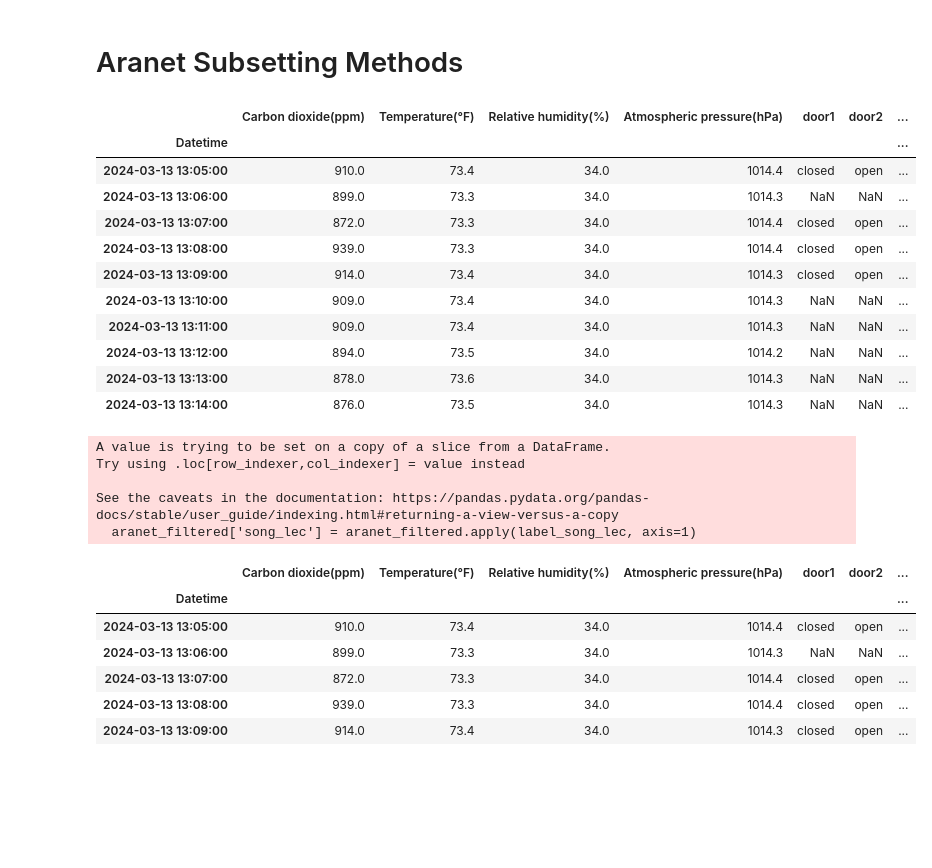
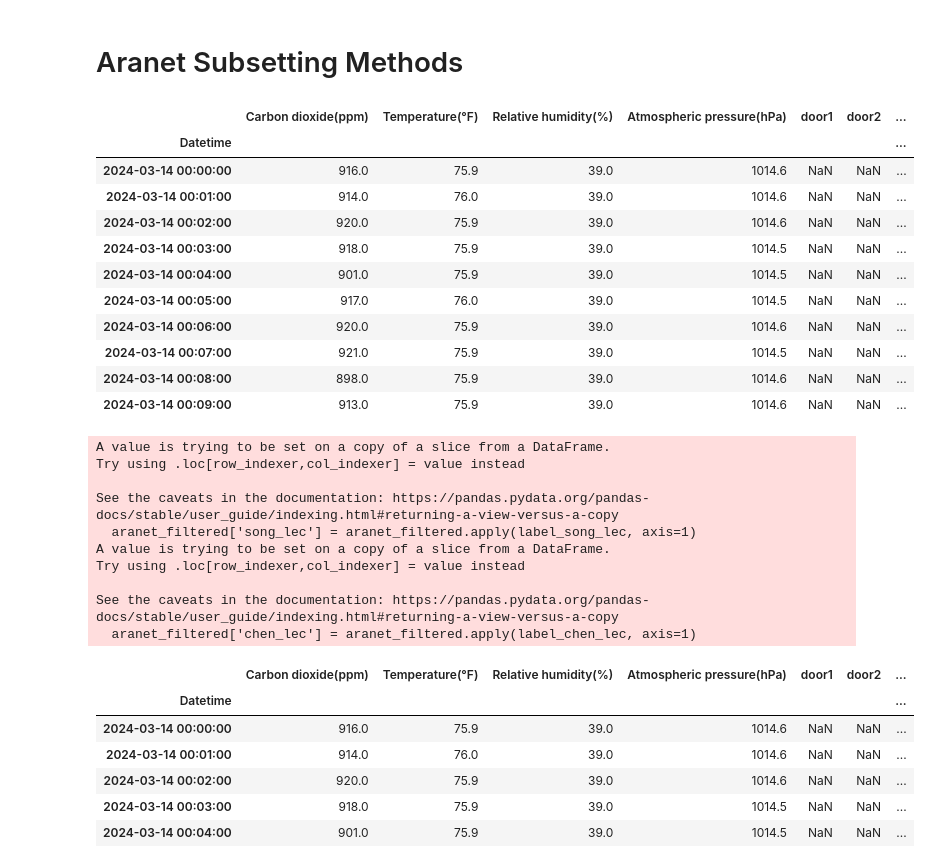
Before and after one commit to coreyddsc/aranet4-project, a Jupyter notebook: coreyd.dsc_temporary/aranet_ts_manipulations.ipynb, the cells around one changed output. Saved outputs shown, nothing was run; the diff lists cells and outputs as text; code cells hidden in the pictures; blank space fills up the shorter version.

Commit message:
ts data transformation

```diff
--- a/coreyd.dsc_temporary/aranet_ts_manipulations.ipynb
+++ b/coreyd.dsc_temporary/aranet_ts_manipulations.ipynb
@@ -130,11 +130,18 @@ So, we had a few minutes that needed to pushed, that is okay because we tracked
 
 Now, let's round the minutes in the aranet4 sensor data.
 # %%
+def custom_round_to_nearest_minute(dt_index):
+    rounded_index = dt_index.floor('min') + pd.to_timedelta((dt_index.second >= 30).astype(int), unit='min')
+    rounded_index.name = dt_index.name  # Preserve the name of the index
+    return rounded_index
+
 # Create a copy of aranet4
 aranet4_copy = aranet4.copy()
-# Round the 'Datetime' index to the nearest minute
-aranet4_copy.index = aranet4_copy.index.round('min')
 
+# Use the custom function to round the 'Datetime' index to the nearest minute
+aranet4_copy.index = custom_round_to_nearest_minute(aranet4_copy.index)
+
+# Display the updated DataFrame info
 aranet4_copy.info()
 # %% [output]
 <class 'pandas.core.frame.DataFrame'>
@@ -302,38 +319,46 @@ plt.show()
 # %%
 aranet = aranet_tf.copy()
 
-# Find the index of the first non-null record in the 'hvac' column
-first_nonnull_index = aranet['hvac'].first_valid_index()
+# Filter the DataFrame to include all records from "2024-03-14 00:00:00" onwards
+aranet_filtered = aranet.loc["2024-03-14 00:00:00":]
 
-# Filter the DataFrame to include all records after and including the first non-null record
-aranet_filtered = aranet.loc[first_nonnull_index:]
-
-# Display the info of the filtered DataFrame
+# Display the first 10 records of the filtered DataFrame
 aranet_filtered.head(10)
 # %% [output]
 |  | Carbon dioxide(ppm) | Temperature(°F) | Relative humidity(%) | Atmospheric pressure(hPa) | door1 | door2 | ... |
 | Datetime |  |  |  |  |  |  | ... |
-| 2024-03-13 13:05:00 | 910.0 | 73.4 | 34.0 | 1014.4 | closed | open | ... |
-| 2024-03-13 13:06:00 | 899.0 | 73.3 | 34.0 | 1014.3 | NaN | NaN | ... |
-| 2024-03-13 13:07:00 | 872.0 | 73.3 | 34.0 | 1014.4 | closed | open | ... |
-| 2024-03-13 13:08:00 | 939.0 | 73.3 | 34.0 | 1014.4 | closed | open | ... |
-| 2024-03-13 13:09:00 | 914.0 | 73.4 | 34.0 | 1014.3 | closed | open | ... |
-| 2024-03-13 13:10:00 | 909.0 | 73.4 | 34.0 | 1014.3 | NaN | NaN | ... |
-| 2024-03-13 13:11:00 | 909.0 | 73.4 | 34.0 | 1014.3 | NaN | NaN | ... |
-| 2024-03-13 13:12:00 | 894.0 | 73.5 | 34.0 | 1014.2 | NaN | NaN | ... |
-| 2024-03-13 13:13:00 | 878.0 | 73.6 | 34.0 | 1014.3 | NaN | NaN | ... |
-| 2024-03-13 13:14:00 | 876.0 | 73.5 | 34.0 | 1014.3 | NaN | NaN | ... |
+| 2024-03-14 00:00:00 | 916.0 | 75.9 | 39.0 | 1014.6 | NaN | NaN | ... |
+| 2024-03-14 00:01:00 | 914.0 | 76.0 | 39.0 | 1014.6 | NaN | NaN | ... |
+| 2024-03-14 00:02:00 | 920.0 | 75.9 | 39.0 | 1014.6 | NaN | NaN | ... |
+| 2024-03-14 00:03:00 | 918.0 | 75.9 | 39.0 | 1014.5 | NaN | NaN | ... |
+| 2024-03-14 00:04:00 | 901.0 | 75.9 | 39.0 | 1014.5 | NaN | NaN | ... |
+| 2024-03-14 00:05:00 | 917.0 | 76.0 | 39.0 | 1014.5 | NaN | NaN | ... |
+| 2024-03-14 00:06:00 | 920.0 | 75.9 | 39.0 | 1014.6 | NaN | NaN | ... |
+| 2024-03-14 00:07:00 | 921.0 | 75.9 | 39.0 | 1014.5 | NaN | NaN | ... |
+| 2024-03-14 00:08:00 | 898.0 | 75.9 | 39.0 | 1014.6 | NaN | NaN | ... |
+| 2024-03-14 00:09:00 | 913.0 | 75.9 | 39.0 | 1014.6 | NaN | NaN | ... |
 # %%
 # Define a function to label the time periods as a boolean
 def label_song_lec(row):
     if row.name.dayofweek in [0, 1, 2, 3]:  # Monday to Thursday
-        if row.name.time() >= pd.to_datetime('12:15').time() and row.name.time() <= pd.to_datetime('13:15').time():
+        if row.name.time() >= pd.to_datetime('12:15').time() and row.name.time() <= pd.to_datetime('13:30').time():
             return True
     return False
 
 # Apply the function to the DataFrame
 aranet_filtered['song_lec'] = aranet_filtered.apply(label_song_lec, axis=1)
 
+def label_chen_lec(row):
+    if row.name.dayofweek in [0, 2]:  # Monday and Wednesday
+        if row.name.time() >= pd.to_datetime('09:00').time() and row.name.time() <= pd.to_datetime('10:15').time():
+            return True
+    elif row.name.dayofweek in [1, 3]:  # Tuesday and Thursday
+        if row.name.time() >= pd.to_datetime('08:00').time() and row.name.time() <= pd.to_datetime('09:15').time():
+            return True
+    return False
+
+aranet_filtered['chen_lec'] = aranet_filtered.apply(label_chen_lec, axis=1)
+
 # Check the first few rows to verify the new feature
 aranet_filtered.head()
 # %% [output]
@@ -342,11 +367,16 @@ Try using .loc[row_indexer,col_indexer] = value instead
 
 See the caveats in the documentation: https://pandas.pydata.org/pandas-docs/stable/user_guide/indexing.html#returning-a-view-versus-a-copy
   aranet_filtered['song_lec'] = aranet_filtered.apply(label_song_lec, axis=1)
+A value is trying to be set on a copy of a slice from a DataFrame.
+Try using .loc[row_indexer,col_indexer] = value instead
+
+See the caveats in the documentation: https://pandas.pydata.org/pandas-docs/stable/user_guide/indexing.html#returning-a-view-versus-a-copy
+  aranet_filtered['chen_lec'] = aranet_filtered.apply(label_chen_lec, axis=1)
 |  | Carbon dioxide(ppm) | Temperature(°F) | Relative humidity(%) | Atmospheric pressure(hPa) | door1 | door2 | ... |
 | Datetime |  |  |  |  |  |  | ... |
-| 2024-03-13 13:05:00 | 910.0 | 73.4 | 34.0 | 1014.4 | closed | open | ... |
-| 2024-03-13 13:06:00 | 899.0 | 73.3 | 34.0 | 1014.3 | NaN | NaN | ... |
-| 2024-03-13 13:07:00 | 872.0 | 73.3 | 34.0 | 1014.4 | closed | open | ... |
-| 2024-03-13 13:08:00 | 939.0 | 73.3 | 34.0 | 1014.4 | closed | open | ... |
-| 2024-03-13 13:09:00 | 914.0 | 73.4 | 34.0 | 1014.3 | closed | open | ... |
+| 2024-03-14 00:00:00 | 916.0 | 75.9 | 39.0 | 1014.6 | NaN | NaN | ... |
+| 2024-03-14 00:01:00 | 914.0 | 76.0 | 39.0 | 1014.6 | NaN | NaN | ... |
+| 2024-03-14 00:02:00 | 920.0 | 75.9 | 39.0 | 1014.6 | NaN | NaN | ... |
+| 2024-03-14 00:03:00 | 918.0 | 75.9 | 39.0 | 1014.5 | NaN | NaN | ... |
+| 2024-03-14 00:04:00 | 901.0 | 75.9 | 39.0 | 1014.5 | NaN | NaN | ... |
 # %%
```
Also changed, not shown: parts of 28 cells of this notebook, 1 other file.
